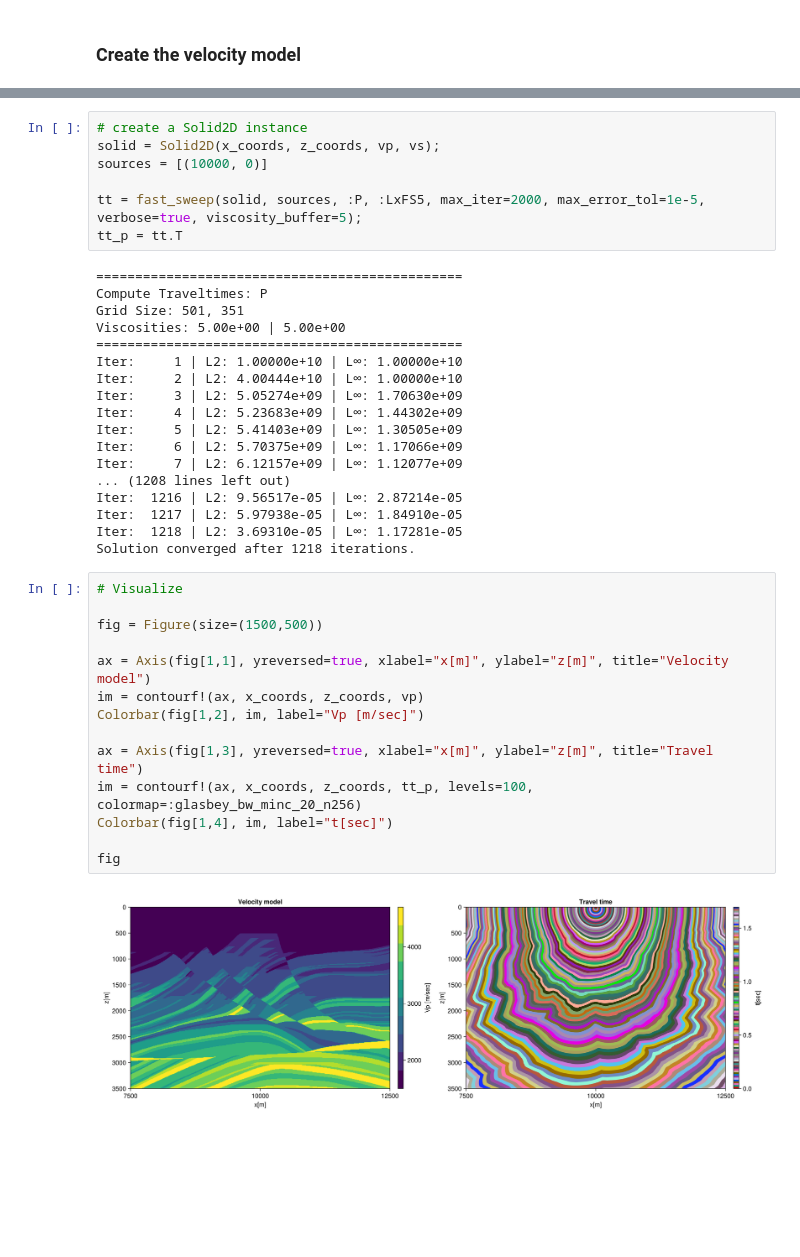
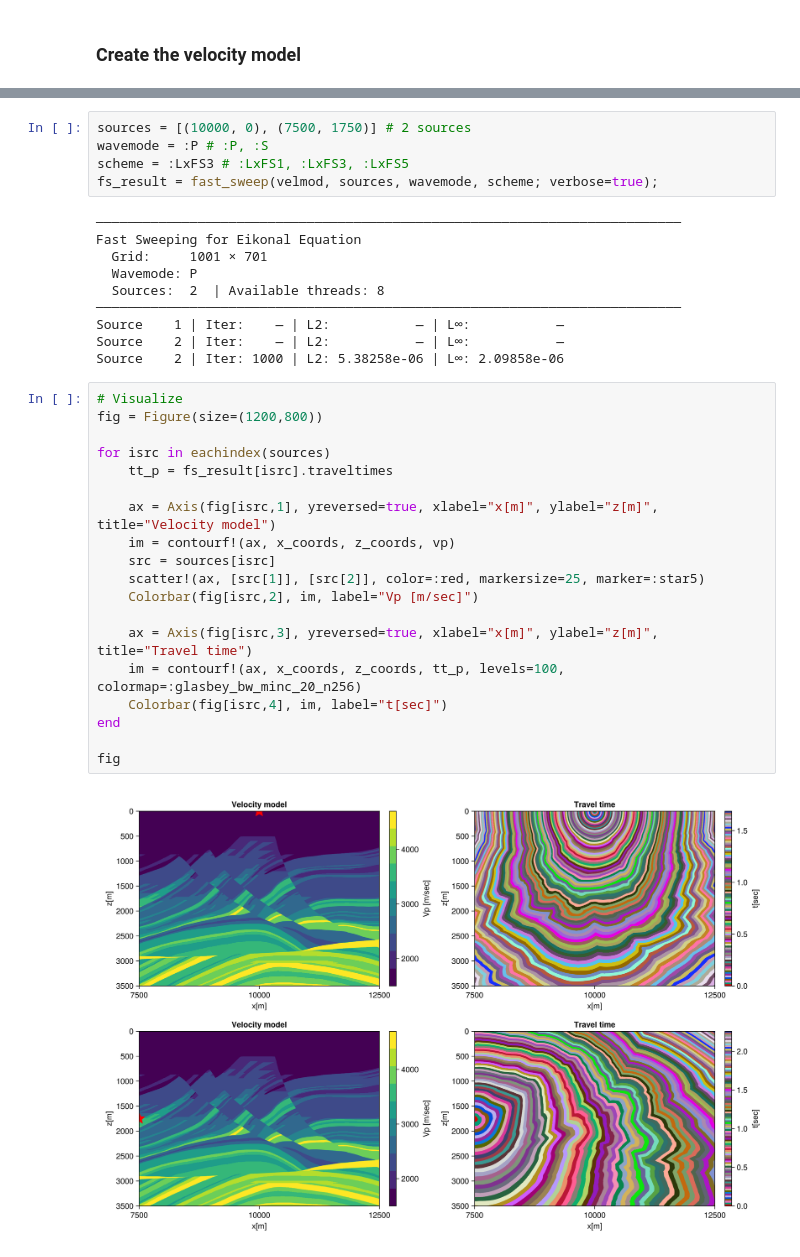
Before and after one commit to wtegtow/SeisTimes.jl, a Jupyter notebook: examples/marmousi.ipynb, the cells around one changed output, grey strips where cells are left out. Cells and saved outputs as stored; diff of their text form; blank space fills up the shorter version.

```diff
--- a/examples/marmousi.ipynb
+++ b/examples/marmousi.ipynb
@@ -44,41 +57,36 @@ Grid Shape: (501, 351)
 # %%
-# create a Solid2D instance
-solid = Solid2D(x_coords, z_coords, vp, vs);
-sources = [(10000, 0)]
-
-tt = fast_sweep(solid, sources, :P, :LxFS5, max_iter=2000, max_error_tol=1e-5, verbose=true, viscosity_buffer=5);
-tt_p = tt.T
+sources = [(10000, 0), (7500, 1750)] # 2 sources
+wavemode = :P # :P, :S
+scheme = :LxFS3 # :LxFS1, :LxFS3, :LxFS5
+fs_result = fast_sweep(velmod, sources, wavemode, scheme; verbose=true);
 # %% [output]
-===============================================
-Compute Traveltimes: P
-Grid Size: 501, 351
-Viscosities: 5.00e+00 | 5.00e+00
-===============================================
-Iter:     1 | L2: 1.00000e+10 | L∞: 1.00000e+10
-Iter:     2 | L2: 4.00444e+10 | L∞: 1.00000e+10
-Iter:     3 | L2: 5.05274e+09 | L∞: 1.70630e+09
-Iter:     4 | L2: 5.23683e+09 | L∞: 1.44302e+09
-Iter:     5 | L2: 5.41403e+09 | L∞: 1.30505e+09
-Iter:     6 | L2: 5.70375e+09 | L∞: 1.17066e+09
-Iter:     7 | L2: 6.12157e+09 | L∞: 1.12077e+09
-... (1208 lines left out)
-Iter:  1216 | L2: 9.56517e-05 | L∞: 2.87214e-05
-Iter:  1217 | L2: 5.97938e-05 | L∞: 1.84910e-05
-Iter:  1218 | L2: 3.69310e-05 | L∞: 1.17281e-05
-Solution converged after 1218 iterations.
+───────────────────────────────────────────────────────────────────────────
+Fast Sweeping for Eikonal Equation
+  Grid:     1001 × 701
+  Wavemode: P
+  Sources:  2  | Available threads: 8
+───────────────────────────────────────────────────────────────────────────
+Source    1 | Iter:    — | L2:           — | L∞:           —
+Source    2 | Iter:    — | L2:           — | L∞:           —
+Source    2 | Iter: 1000 | L2: 5.38258e-06 | L∞: 2.09858e-06
 # %%
 # Visualize
+fig = Figure(size=(1200,800))
 
-fig = Figure(size=(1500,500))
+for isrc in eachindex(sources)
+    tt_p = fs_result[isrc].traveltimes
 
-ax = Axis(fig[1,1], yreversed=true, xlabel="x[m]", ylabel="z[m]", title="Velocity model")
-im = contourf!(ax, x_coords, z_coords, vp)
-Colorbar(fig[1,2], im, label="Vp [m/sec]")
+    ax = Axis(fig[isrc,1], yreversed=true, xlabel="x[m]", ylabel="z[m]", title="Velocity model")
+    im = contourf!(ax, x_coords, z_coords, vp)
+    src = sources[isrc]
+    scatter!(ax, [src[1]], [src[2]], color=:red, markersize=25, marker=:star5)
+    Colorbar(fig[isrc,2], im, label="Vp [m/sec]")
 
-ax = Axis(fig[1,3], yreversed=true, xlabel="x[m]", ylabel="z[m]", title="Travel time")
-im = contourf!(ax, x_coords, z_coords, tt_p, levels=100, colormap=:glasbey_bw_minc_20_n256)
-Colorbar(fig[1,4], im, label="t[sec]")
+    ax = Axis(fig[isrc,3], yreversed=true, xlabel="x[m]", ylabel="z[m]", title="Travel time")
+    im = contourf!(ax, x_coords, z_coords, tt_p, levels=100, colormap=:glasbey_bw_minc_20_n256)
+    Colorbar(fig[isrc,4], im, label="t[sec]")
+end
 
 fig
 # %% [output]
-[figure, old version]
+[figure, new version]
```
Also changed, not shown: parts of 3 cells of this notebook, 10 other files.
